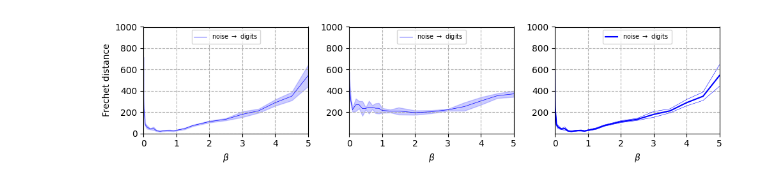
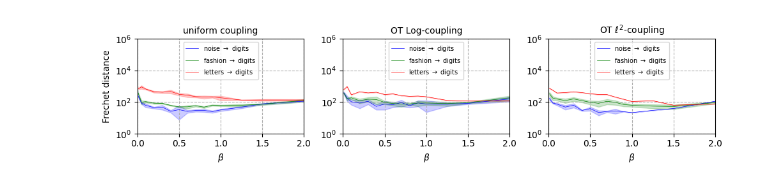
Before and after one commit to cesarali/conditional_rate_matching, a Jupyter notebook: experiments/nist/analysis/crm_gamma_analysis.ipynb, the cells around one changed output. Drawn from its saved outputs; the diff is of its cells as text; code cells hidden in the pictures.

```diff
--- a/experiments/nist/analysis/crm_gamma_analysis.ipynb
+++ b/experiments/nist/analysis/crm_gamma_analysis.ipynb
@@ -1,13 +1,9 @@
 # %%
-# give me a code that extracts from each sub-directory in a given directory, the data within a specified file:
-
 import os
 import numpy as np
 from conditional_rate_matching import results_path
 import ast
 import matplotlib.pyplot as plt
-
-
 
 def extract_data(directory, file):
 
@@ -59,5 +55,5 @@ def extract_data(directory, file):
             (dicts_fashion_uniform, dicts_fashion_OTl2, dicts_fashion_OTlog),
             (dicts_emnist_uniform, dicts_emnist_OTl2, dicts_emnist_OTlog))
 
-data = extract_data('/home/df630/conditional_rate_matching/results/images/', 'metrics.txt')
+data = extract_data('/scratch/df630/conditional_rate_matching/results/crm/images/', 'metrics.txt')
 # %% [output]
@@ -239,58 +196,10 @@ plt.scatter(gammas, data_central_noise_uniform, color='blue', label='noise $\to$
-# %%
-
-
-def get_plot(source, fld, ax, label, title=('','',''),  xlim=[0, 2.5], ylim=[1,1000], color='blue', log=(False,False)):
-    import pandas as pd
-    import matplotlib.pyplot as plt
-
-    ax[0].plot(fld['uniform']['noise']['gamma'], fld['uniform']['noise']['high'], color=color, lw=0.0)
-    ax[0].plot(fld['uniform']['noise']['gamma'], fld['uniform']['noise']['center'], color=color, label=label, lw=0.5)
-    ax[0].plot(fld['uniform']['noise']['gamma'], fld['uniform']['noise']['low'], color=color, lw=0.0)
-    ax[0].fill_between(fld['uniform']['noise']['gamma'], fld['uniform']['noise']['high'],fld['uniform']['noise']['low'],color=color,alpha=.2)
-    ax[0].set_ylabel('Frechet distance')
-    ax[0].set_xlabel(r'$\beta$')
-    ax[0].set_xlim(xlim)
-    ax[0].set_ylim(ylim)
-    ax[0].grid(linestyle='--')
-    ax[0].legend(fontsize=7,loc='upper center')
-    ax[0].set_yticks([0, 200, 400, 600, 800,1000])
-    ax[0].set_title('uniform coupling', fontsize=10)
-    if log[0]: ax[0].set_xscale('log')
-    if log[1]: ax[0].set_yscale('log')
-
-    ax[2].plot(fld['OTlog'][source]['gamma'], fld['OTlog'][source]['high'], color=color, lw=0.)
-    ax[2].plot(fld['OTlog'][source]['gamma'], fld['OTlog'][source]['center'], color=color, label=label, lw=0.5)
-    ax[2].plot(fld['OTlog'][source]['gamma'], fld['OTlog'][source]['low'], color=color, lw=0.)
-    ax[2].fill_between(fld['OTlog'][source]['gamma'], fld['OTlog'][source]['high'],fld['OTlog']['noise']['low'],color=color,alpha=.2)
-    ax[1].set_ylabel('')
-    ax[1].set_xlabel(r'$\beta$')
-    ax[1].set_xlim(xlim)
-    ax[1].set_ylim(ylim)
-    ax[1].grid(linestyle='--')
-    ax[1].legend(fontsize=7,loc='upper center')
-    ax[1].set_title('OT Log-coupling', fontsize=10)
-    if log[0]: ax[1].set_xscale('log')
-    if log[1]: ax[1].set_yscale('log')
-
-    ax[2].plot(fld['OTl2'][source]['gamma'], fld['OTl2'][source]['high'], color=color, lw=0.)
-    ax[2].plot(fld['OTl2'][source]['gamma'], fld['OTl2'][source]['center'], color=color, label=label, lw=0.5)
-    ax[2].plot(fld['OTl2'][source]['gamma'], fld['OTl2'][source]['low'], color=color, lw=0.)
-    ax[2].fill_between(fld['OTl2'][source]['gamma'], fld['OTl2'][source]['high'],fld['OTl2']['noise']['low'],color=color,alpha=.2)
-    ax[2].set_ylabel('')
-    ax[2].set_xlabel(r'$\beta$')
-    ax[2].set_xlim(xlim)
-    ax[2].set_ylim(ylim)
-    ax[2].legend(fontsize=7,loc='upper center')
-    ax[2].grid(linestyle='--')
-    ax[2].set_title(r'OT $L^2$-coupling', fontsize=10)
-    if log[0]: ax[2].set_xscale('log')
-    if log[1]: ax[2].set_yscale('log')
-
-fig, ax = plt.subplots(1, 3, figsize=(10, 2.5))
-get_plot(FLD, ax, label=r'noise $\to$ digits', color='blue',  xlim=[0,4])
-# get_plot(data[1], ax, label=r'fashion $\to$ digits',  color='green', xlim=[0,5])
-# get_plot(data[2], ax, label=r'letters $\to$ digits', title= ('uniform coupling', '$\ell^2$-cost coupling', '$\log$-cost coupling'), color='red', xlim=[0,5])
-plt.tight_layout()
-plt.show()
-# %% [output]
-[figure, removed]
+# %%
+
+fig, ax = plt.subplots(1, 3, figsize=(10, 2.5))
+get_plot('noise', FLD, ax, label=r'noise $\to$ digits', color='blue',  xlim=[0,2], ylim=(1,1e6),  log=(False,True))
+get_plot('fashion', FLD, ax, label=r'fashion $\to$ digits', color='green',  xlim=[0,2],ylim=(1,1e6),  log=(False,True))
+get_plot('emnist', FLD, ax, label=r'letters $\to$ digits', color='red',  xlim=[0,2],ylim=(1,1e6),  log=(False,True))
+plt.tight_layout()
+plt.show()
+# %% [output]
+[figure, added]
```
Also changed, not shown: parts of 12 cells of this notebook, 9 other files.
